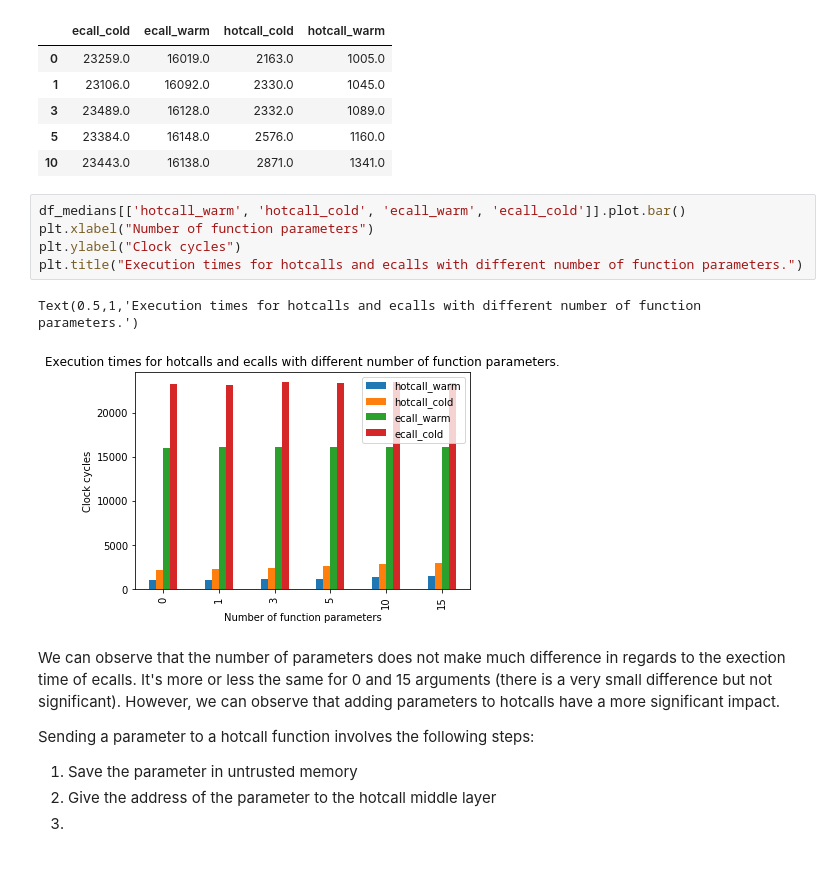
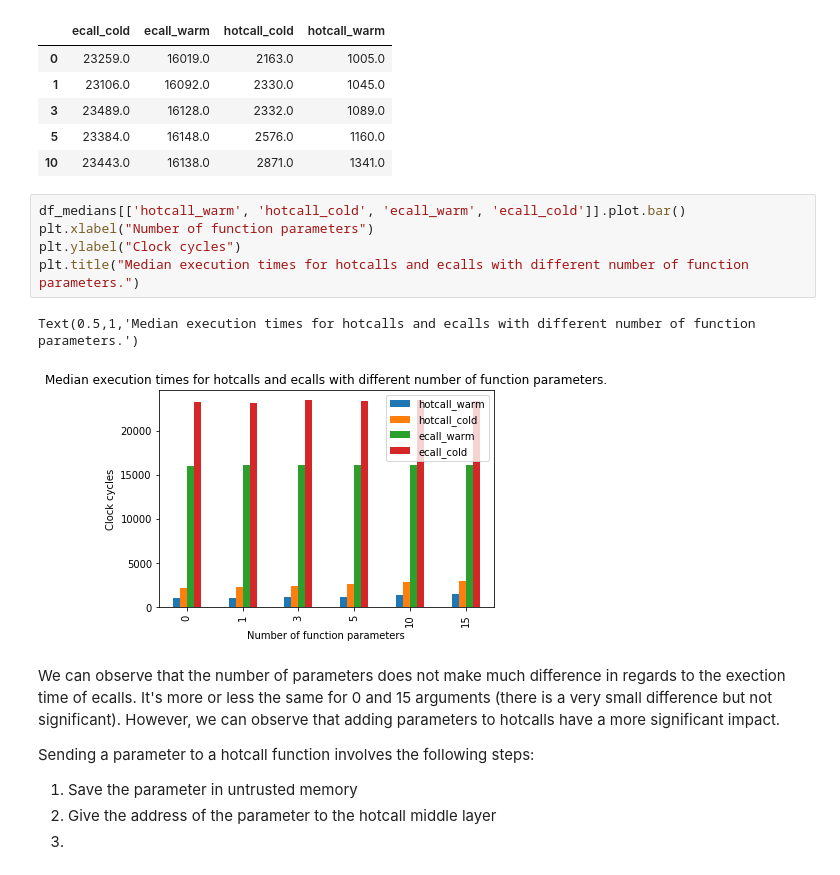
Before and after one commit to nicopal/sgx_bundler, a Jupyter notebook: sample_project/hotcall_bundler_sample/hotcall_results.ipynb, the cells around one changed output. Saved outputs shown, nothing was run; the diff lists cells and outputs as text.

```diff
--- a/sample_project/hotcall_bundler_sample/hotcall_results.ipynb
+++ b/sample_project/hotcall_bundler_sample/hotcall_results.ipynb
@@ -213,11 +240,11 @@ df_medians.head()
 # %%
 df_medians[['hotcall_warm', 'hotcall_cold', 'ecall_warm', 'ecall_cold']].plot.bar()
 plt.xlabel("Number of function parameters")
 plt.ylabel("Clock cycles")
-plt.title("Execution times for hotcalls and ecalls with different number of function parameters.")
+plt.title("Median execution times for hotcalls and ecalls with different number of function parameters.")
 # %% [output]
-Text(0.5,1,'Execution times for hotcalls and ecalls with different number of function parameters.')
+Text(0.5,1,'Median execution times for hotcalls and ecalls with different number of function parameters.')
-[figure, old version]
+[figure, new version]
 # %% [markdown]
 We can observe that the number of parameters does not make much difference in regards to the exection time of ecalls. It's more or less the same for 0 and 15 arguments (there is a very small difference but not significant). However, we can observe that adding parameters to hotcalls have a more significant impact.
 
```
Also changed, not shown: parts of 10 cells of this notebook.
